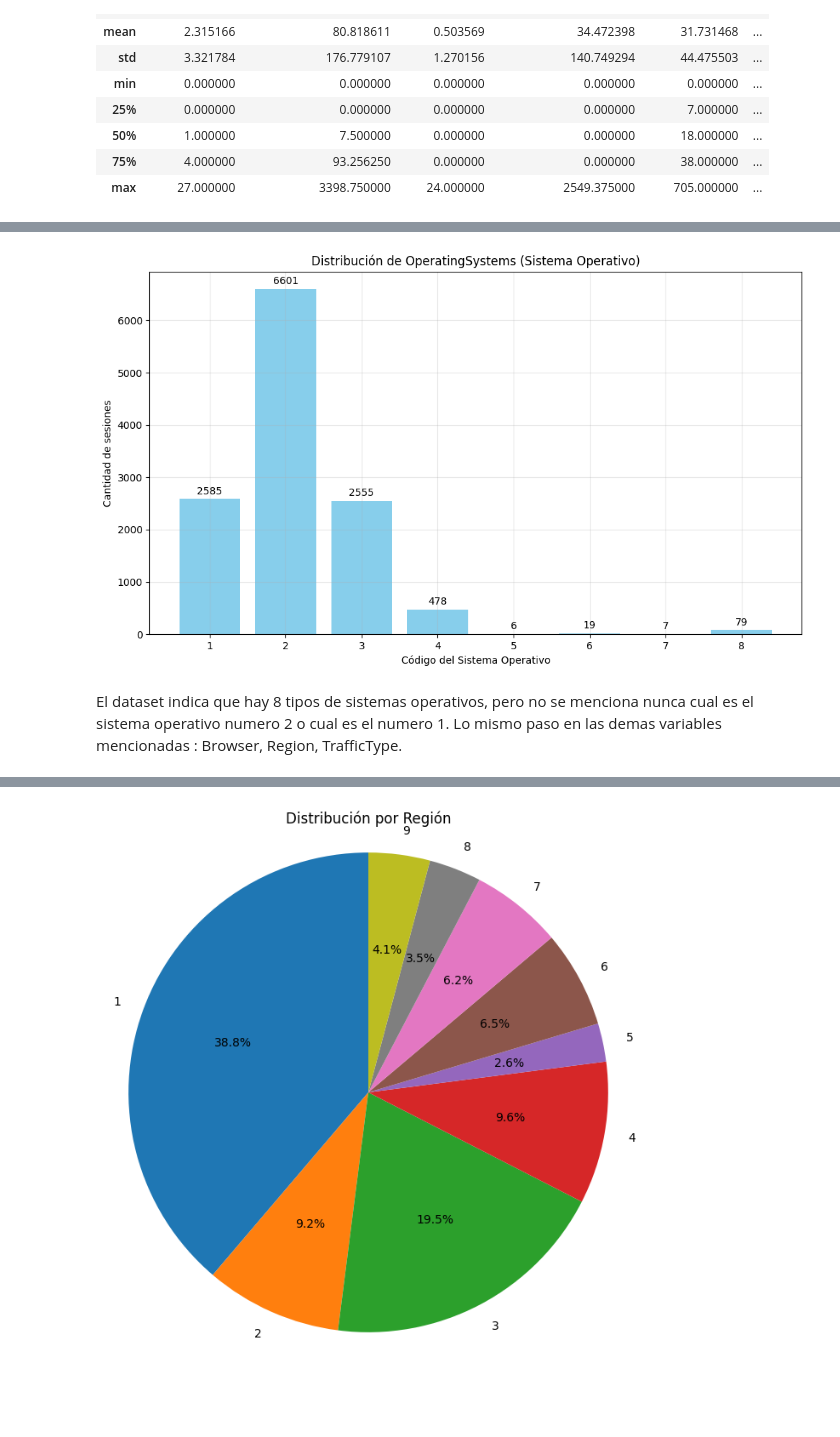
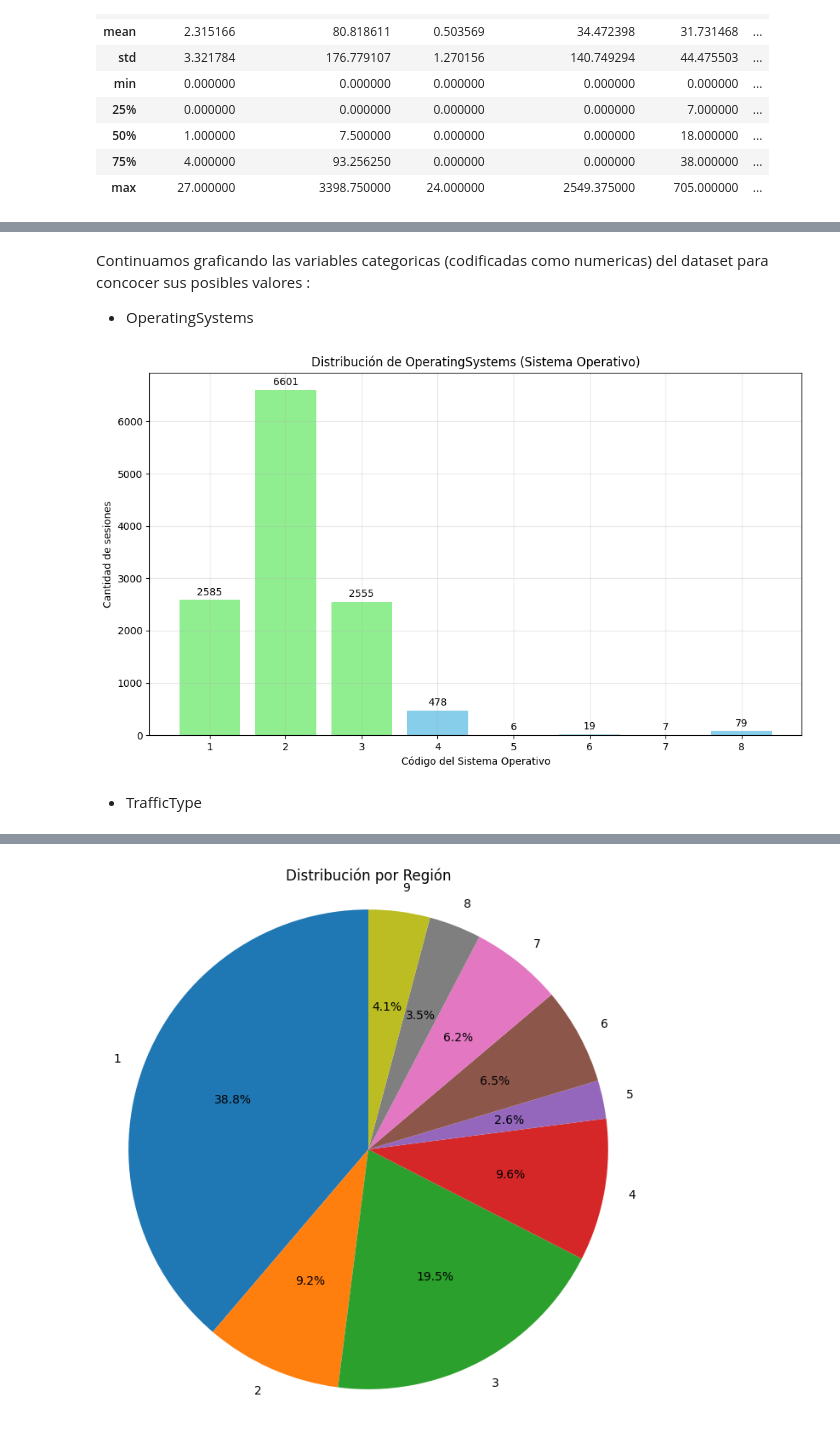
Before and after one commit to Simon22-lab/TPE-Abraham-Cisilino-2025, a Jupyter notebook: hipotesis.ipynb, the cells around one changed output, grey strips where cells are left out. Saved outputs shown, nothing was run; the diff lists cells and outputs as text; code cells hidden in the pictures; blank space fills up the shorter version.

```diff
--- a/hipotesis.ipynb
+++ b/hipotesis.ipynb
@@ -66,32 +95,37 @@ En base a nuestro analisis todas las variables estan bien codificadas en la base
+# %% [markdown]
+Continuamos graficando las variables categoricas (codificadas como numericas) del dataset para concocer sus posibles valores :
+
+- OperatingSystems
 # %%
 
 # Contar frecuencias
 os_counts = dataset_compras['OperatingSystems'].value_counts().sort_index()
 
 # Graficar en barras verticales
 plt.figure(figsize=(10, 6))
 bars = plt.bar(os_counts.index.astype(str), os_counts.values, color = ['skyblue'])
 plt.title('Distribución de OperatingSystems (Sistema Operativo)')
 plt.xlabel('Código del Sistema Operativo')
 plt.ylabel('Cantidad de sesiones')
 plt.xticks(rotation=0)
 
+bars = plt.bar(os_counts.index.astype(str), os_counts.values, color='skyblue')
+for b in bars[:3]:
+    b.set_facecolor('lightgreen')
+
 # Añadir etiquetas de valor encima de cada barra
 for bar in bars:
     height = bar.get_height()
     plt.text(bar.get_x() + bar.get_width()/2., height + 50,
              f'{int(height)}', ha='center', va='bottom', fontsize=10)
 
 plt.grid(True, alpha=0.3)
 plt.tight_layout()
 plt.show()
-
-
-# pintar con color los 3 primeros y sacar conclusion!
 # %% [output]
-[figure, old version]
+[figure, new version]
 # %% [markdown]
-El dataset indica que hay 8 tipos de sistemas operativos, pero no se menciona nunca cual es el sistema operativo numero 2 o cual es el numero 1. Lo mismo paso en las demas variables mencionadas : Browser, Region, TrafficType.
+- TrafficType
 # %%
 # Contar frecuencias
 traffic_counts = dataset_compras['TrafficType'].value_counts().sort_index()
```
Also changed, not shown: parts of 16 cells of this notebook, 2 other files.
